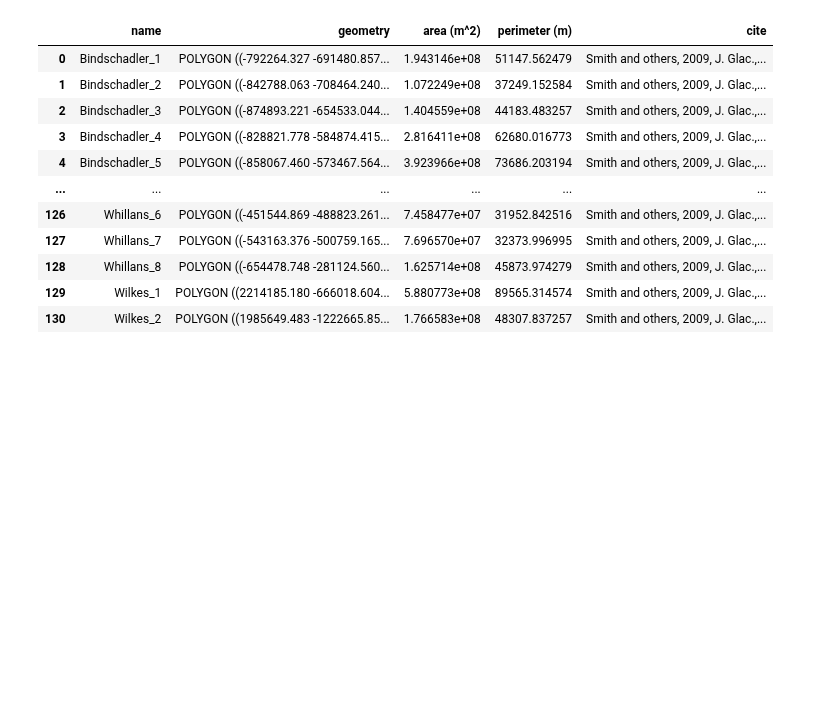
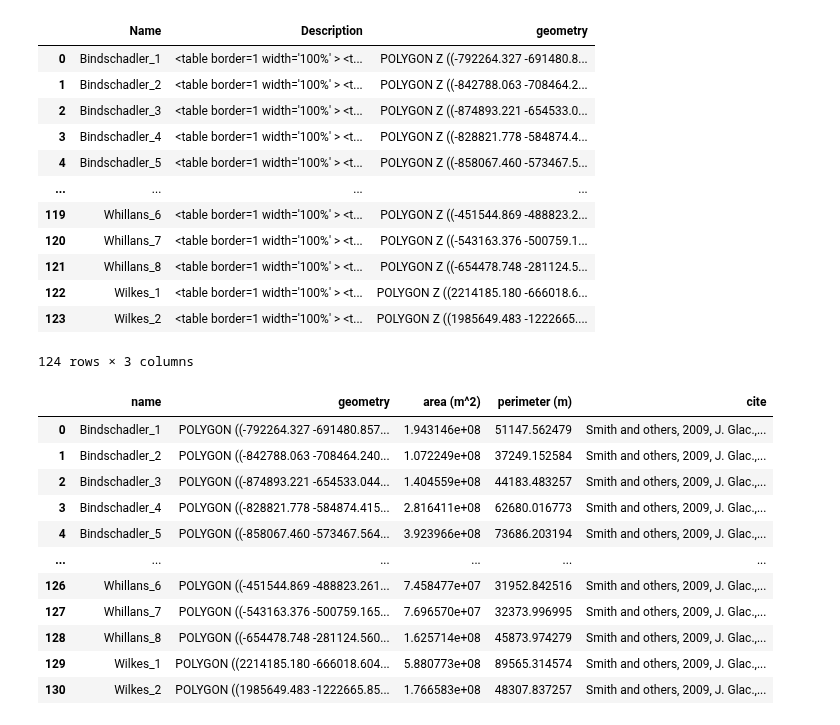
Before and after one commit to wsauthoff/Sauthoff-2025-GRL, a Jupyter notebook: Sauthoff2023_outlines.ipynb, the cells around one changed output. Cells and saved outputs as stored; diff of their text form; code cells hidden in the pictures; blank space fills up the shorter version.

```diff
--- a/Sauthoff2023_outlines.ipynb
+++ b/Sauthoff2023_outlines.ipynb
@@ -1,8 +1,9 @@
 # %%
 # TODO
 # %%
-# Sauthoff2023_outlines collates Antarctic active subglacial lakes from past inventories (Smith and others, 2009; Siegfried & Fricker, 2018)
-# as well as point data of lakes in the latest inventor (Livingstone and others, 2022) as well as individual studies since.
+# Sauthoff2023_outlines collates Antarctic active subglacial lakes from past outline inventories
+# (Smith and others, 2009; Siegfried & Fricker, 2018) as well as point data of lakes in the latest inventory
+# (Livingstone and others, 2022) as well as individual studies since.
 #
 # Written 2023-01-17 by W. Sauthoff (sauthoff@mines.edu)
 
@@ -12,12 +13,12 @@ import os
 # Import external packages
 from shapely.geometry import Point
 # from shapely import Point
-from pyproj import CRS, Transformer
+from pyproj import CRS, Geod, Transformer
 
 # define data and script directories dependent on home environment
 if os.getenv('HOME') == '/home/jovyan':
     DATA_DIR = '/home/jovyan/data_dir'
-    SCRIPT_DIR = '/home/jovyan/script_dir'
+    SCRIPT_DIR = '/home/jovyan/repos_my/script_dir'
 elif os.getenv('HOME') == '/Users/Wilson':
     DATA_DIR = '/Volumes/ExtremeSSD/data'
     SCRIPT_DIR = '/Users/Wilson/Documents/0-code/repos_my/script_dir'
@@ -47,4 +48,26 @@ def ps2ll(x, y):
     xy_to_ll = Transformer.from_crs(crs_xy, crs_ll, always_xy = True)
     lon, lat = xy_to_ll.transform(x, y)
     return lon, lat
+# %%
+# Import Smith and others (2009) inventory of subglacial lake outlines
+outlines = open(SCRIPT_DIR + '/Smith2009_outlines.py')
+read_file = outlines.read()
+exec(read_file)
+
+# Display dataframe preview
+Smith2009_outlines
+# %% [output]
+|  | Name | Description | geometry |
+| 0 | Bindschadler_1 | <table border=1 width='100%' > <t... | POLYGON Z ((-792264.327 -691480.8... |
+| 1 | Bindschadler_2 | <table border=1 width='100%' > <t... | POLYGON Z ((-842788.063 -708464.2... |
+| 2 | Bindschadler_3 | <table border=1 width='100%' > <t... | POLYGON Z ((-874893.221 -654533.0... |
+| 3 | Bindschadler_4 | <table border=1 width='100%' > <t... | POLYGON Z ((-828821.778 -584874.4... |
+| 4 | Bindschadler_5 | <table border=1 width='100%' > <t... | POLYGON Z ((-858067.460 -573467.5... |
+| ... | ... | ... | ... |
+| 119 | Whillans_6 | <table border=1 width='100%' > <t... | POLYGON Z ((-451544.869 -488823.2... |
+| 120 | Whillans_7 | <table border=1 width='100%' > <t... | POLYGON Z ((-543163.376 -500759.1... |
+| 121 | Whillans_8 | <table border=1 width='100%' > <t... | POLYGON Z ((-654478.748 -281124.5... |
+| 122 | Wilkes_1 | <table border=1 width='100%' > <t... | POLYGON Z ((2214185.180 -666018.6... |
+| 123 | Wilkes_2 | <table border=1 width='100%' > <t... | POLYGON Z ((1985649.483 -1222665.... |
+124 rows × 3 columns
 # %%
```
Also changed, not shown: parts of 22 cells of this notebook.
